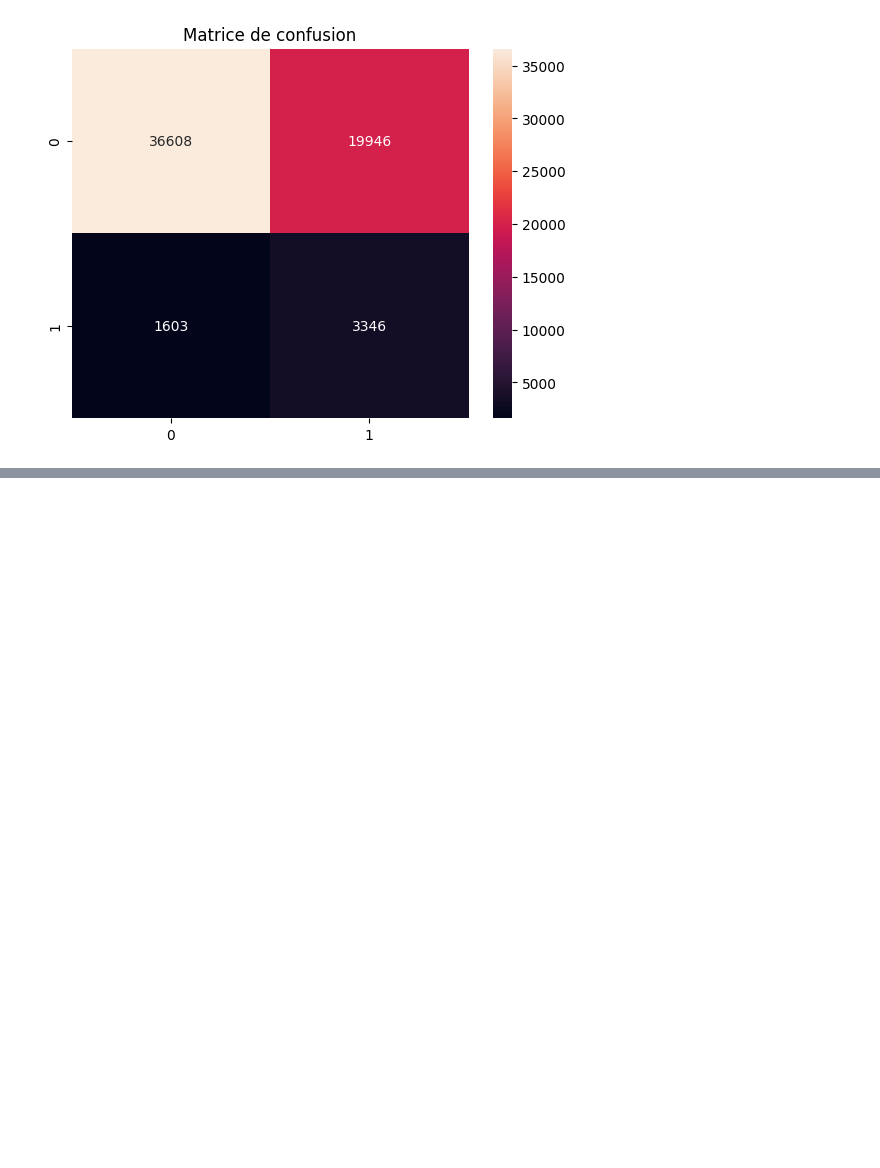
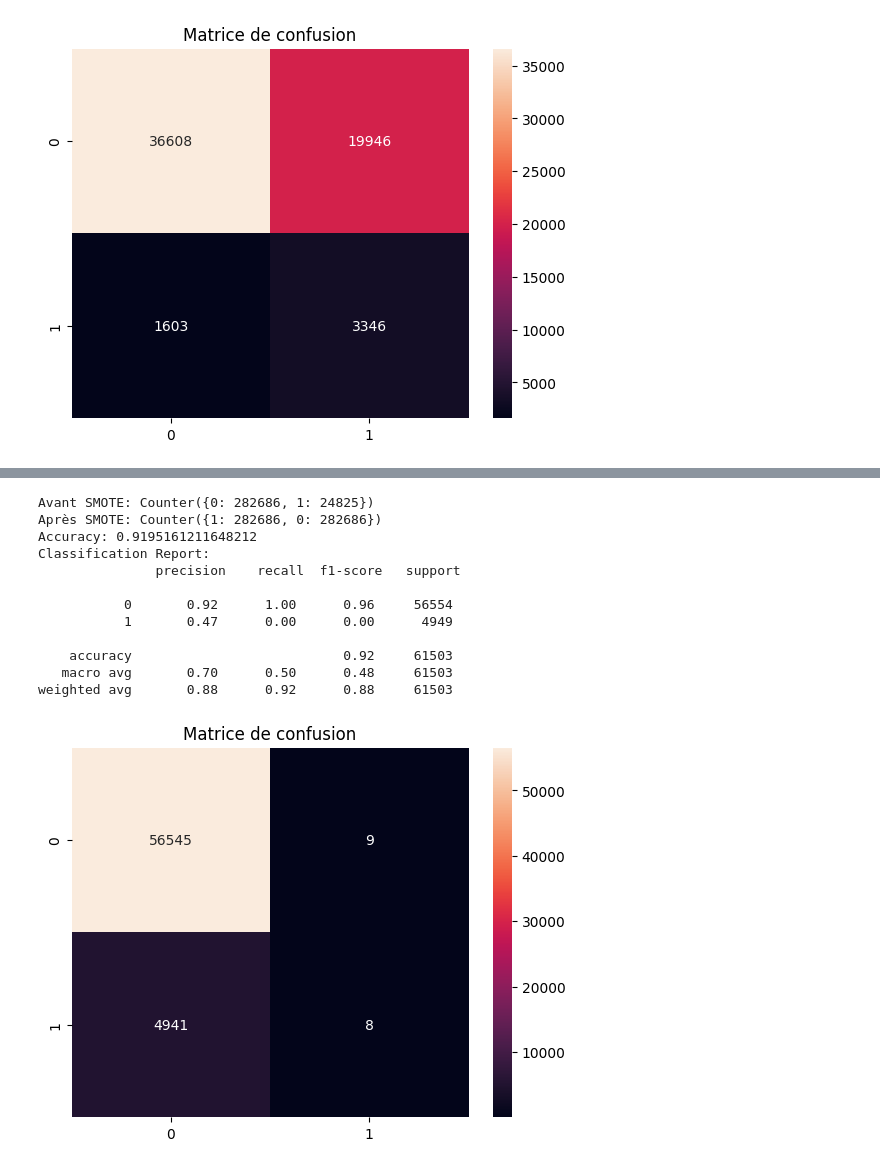
Before and after one commit to carter221/credits_scoring_ia, a Jupyter notebook: notebooks/Data-prepar.ipynb, the cells around one changed output, grey strips where cells are left out. Cells and saved outputs as stored; diff of their text form; code cells hidden in the pictures; blank space fills up the shorter version.

```diff
--- a/notebooks/Data-prepar.ipynb
+++ b/notebooks/Data-prepar.ipynb
@@ -440,0 +542,37 @@ NN
+# %%
+from xgboost import XGBClassifier
+
+# Appliquer SMOTE
+smote = SMOTE(random_state=42)
+X_train_smote, y_train_smote = smote.fit_resample(X_train, y_train)
+
+# Afficher la distribution des classes
+print(f"Avant SMOTE: {Counter(y_train)}")
+print(f"Après SMOTE: {Counter(y_train_smote)}")
+
+# Entraîner le modèle XGBoost
+xgb_model = XGBClassifier(scale_pos_weight=1)  # Pas besoin de `scale_pos_weight` après SMOTE
+xgb_model.fit(X_train_smote, y_train_smote)
+
+# Évaluer le modèle
+y_pred_val = xgb_model.predict(X_val_split)
+
+print("Accuracy:", accuracy_score(y_val_split, y_pred_val))
+print("Classification Report:\n", classification_report(y_val_split, y_pred_val))
+sns.heatmap(confusion_matrix(y_val_split, y_pred_val), annot=True, fmt='d')
+plt.title("Matrice de confusion")
+plt.show()
+# %% [output]
+Avant SMOTE: Counter({0: 282686, 1: 24825})
+Après SMOTE: Counter({1: 282686, 0: 282686})
+Accuracy: 0.9195161211648212
+Classification Report:
+               precision    recall  f1-score   support
+
+           0       0.92      1.00      0.96     56554
+           1       0.47      0.00      0.00      4949
+
+    accuracy                           0.92     61503
+   macro avg       0.70      0.50      0.48     61503
+weighted avg       0.88      0.92      0.88     61503
+[figure, added]
```
Also changed, not shown: parts of 17 cells of this notebook, 13 other files.
